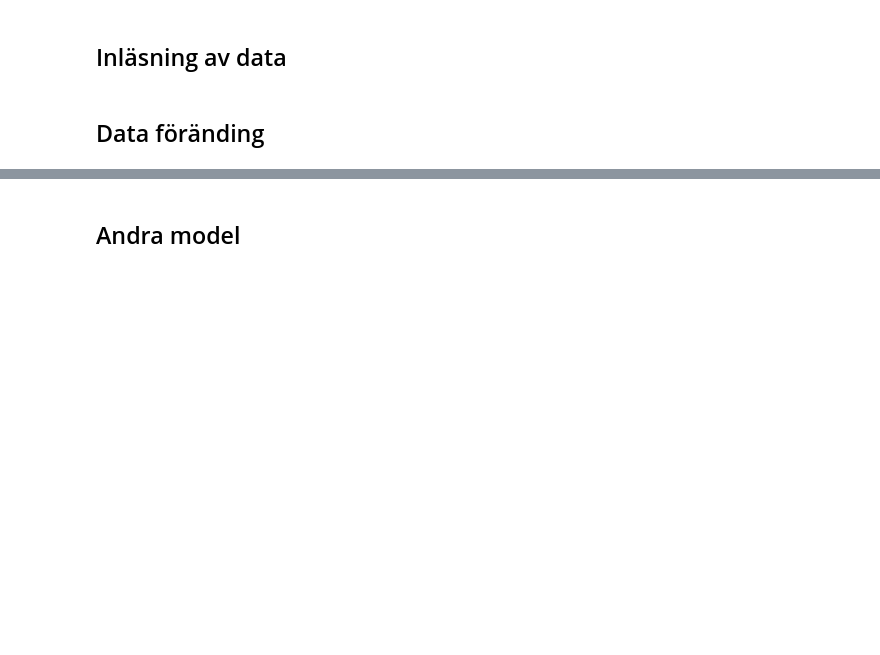
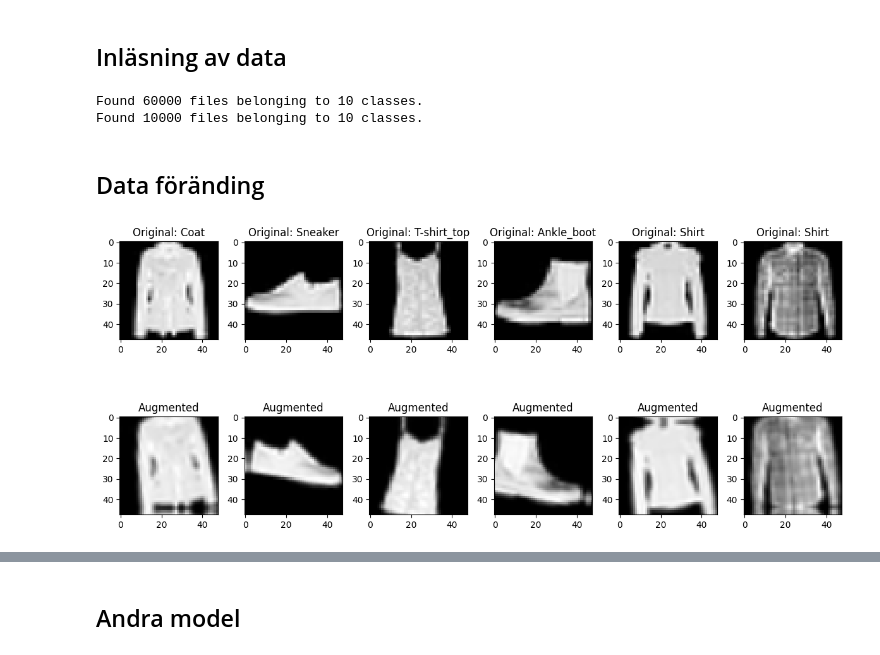
Before and after one commit to eliasstalfreelancer/GruppArbete_Grupp_5_Deep_Learning, a Jupyter notebook: report.ipynb, the cells around one changed output, grey strips where cells are left out. Drawn from its saved outputs; the diff is of its cells as text; code cells hidden in the pictures; blank space fills up the shorter version.

Commit message:
Data Augmentation added

```diff
--- a/report.ipynb
+++ b/report.ipynb
@@ -195,5 +195,56 @@ Epoch 10/10
 # Jämförelse Model
 # %% [markdown]
 ## Inläsning av data
+# %%
+train_data_augmentation = keras.utils.image_dataset_from_directory(
+    train_dir,
+    color_mode="grayscale",
+    image_size=IMG_SIZE,
+    batch_size=BATCH_SIZE
+)
+
+test_data_augmentation = keras.utils.image_dataset_from_directory(
+    test_dir,
+    color_mode="grayscale",
+    image_size=IMG_SIZE,
+    batch_size=BATCH_SIZE
+)
+# %% [output]
+Found 60000 files belonging to 10 classes.
+Found 10000 files belonging to 10 classes.
 # %% [markdown]
 ## Data föränding
+# %%
+data_augmentation = keras.Sequential([
+    layers.RandomFlip("horizontal"),
+    layers.RandomRotation(0.05),
+    layers.RandomZoom(0.1),
+    layers.RandomTranslation(0.08, 0.08),
+], name="data_augmentation")
+# %%
+
+# Visualize 6 original clothing items with the augmented versions
+
+plt.figure(figsize=(12, 6))
+
+for images, labels in train_data_augmentation.take(1):
+    for i in range(6):
+        sample_image = images[i]
+        sample_label = labels[i]
+
+
+        # Original image top row
+        plt.subplot(2, 6, i + 1)
+        plt.imshow(sample_image.numpy().squeeze(), cmap='gray')
+        plt.title(f"Original: {class_names[sample_label]}")
+
+        # Augmented images bottom row
+        augmented_image = data_augmentation(tf.expand_dims(sample_image, 0))
+        plt.subplot(2, 6, i + 7)
+        plt.imshow(augmented_image[0].numpy().squeeze(), cmap='gray')
+        plt.title(f"Augmented")
+
+    plt.tight_layout()
+    plt.show()
+# %% [output]
+[figure, added]
```
Also changed, not shown: parts of 7 cells of this notebook, 1 other file.
